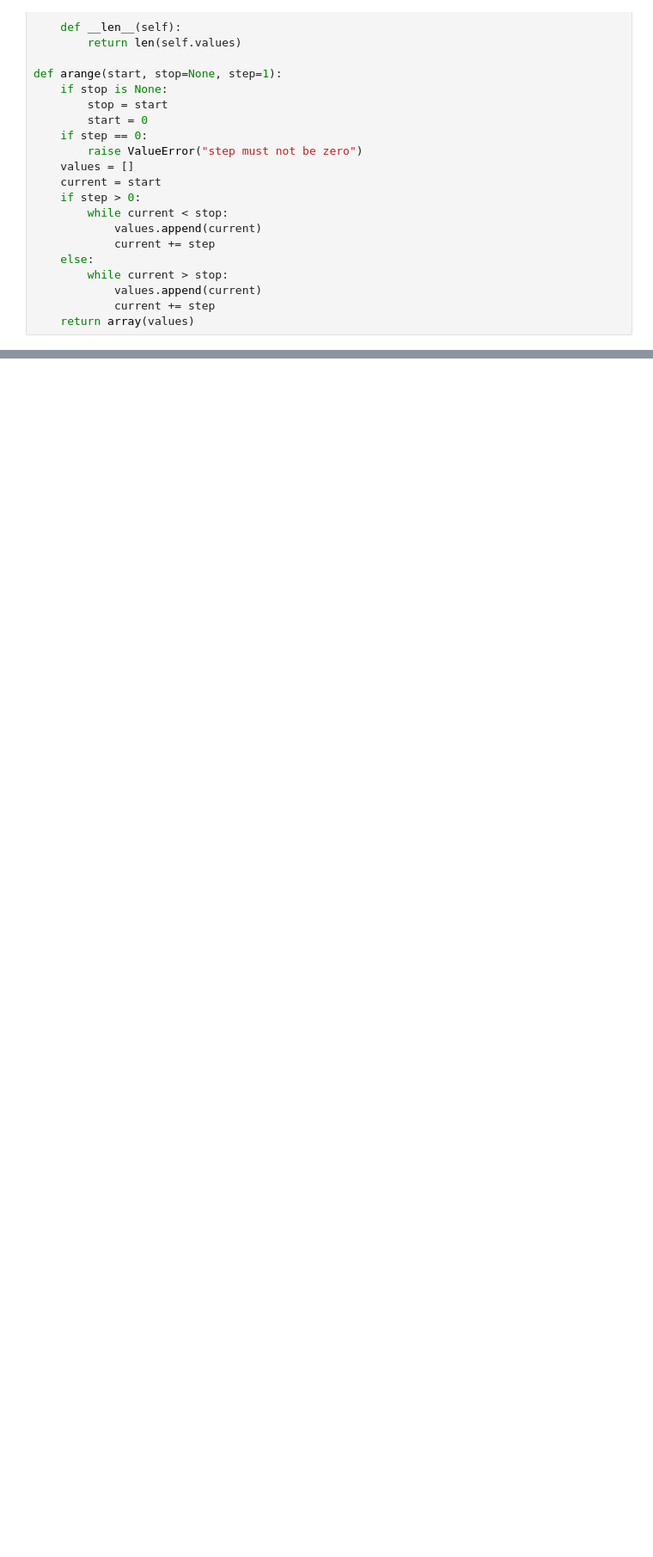
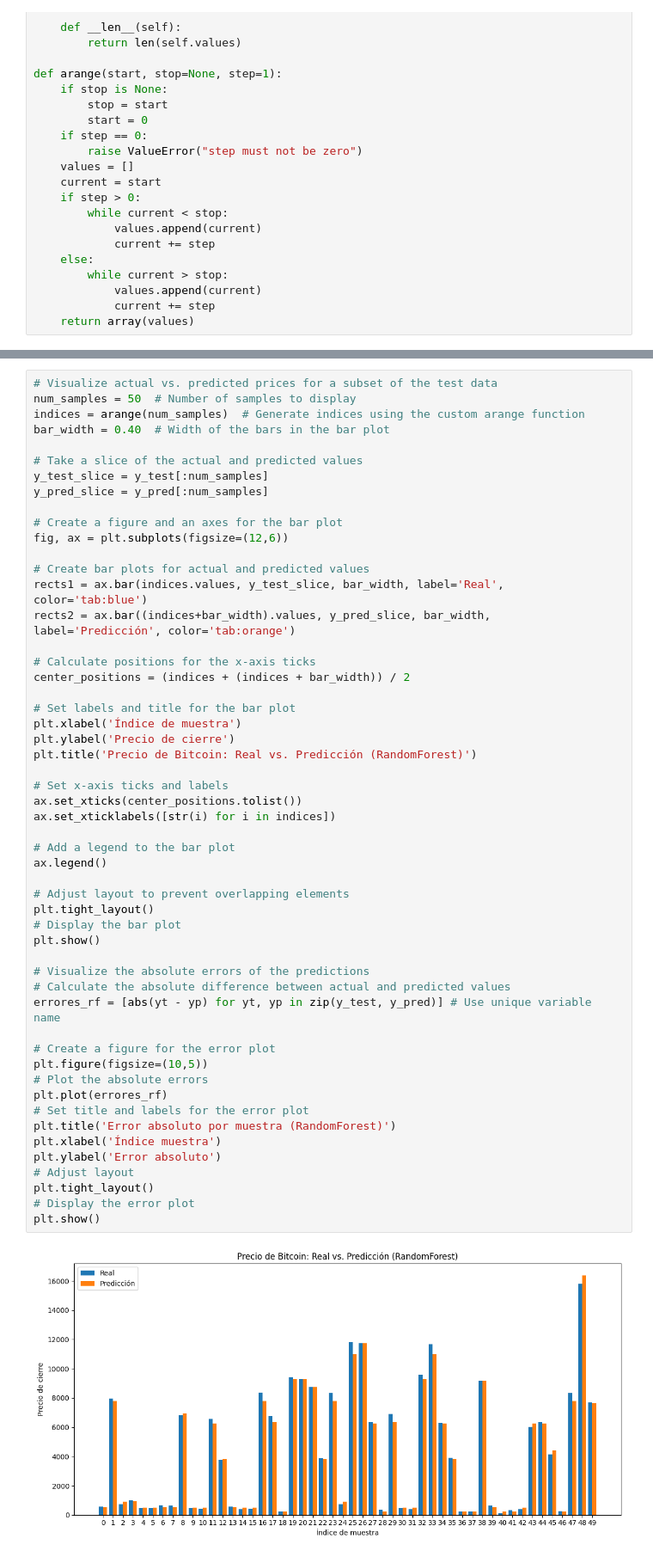
Before and after one commit to breynerciro/ProyectoME, a Jupyter notebook: prediction_bitcoin_price.ipynb, the cells around one changed output, grey strips where cells are left out. Shown at 86% size. Drawn from its saved outputs; the diff is of its cells as text; blank space fills up the shorter version.

```diff
--- a/prediction_bitcoin_price.ipynb
+++ b/prediction_bitcoin_price.ipynb
@@ -257,0 +572,55 @@ plt.show()
+# %%
+# Visualize actual vs. predicted prices for a subset of the test data
+num_samples = 50  # Number of samples to display
+indices = arange(num_samples)  # Generate indices using the custom arange function
+bar_width = 0.40  # Width of the bars in the bar plot
+
+# Take a slice of the actual and predicted values
+y_test_slice = y_test[:num_samples]
+y_pred_slice = y_pred[:num_samples]
+
+# Create a figure and an axes for the bar plot
+fig, ax = plt.subplots(figsize=(12,6))
+
+# Create bar plots for actual and predicted values
+rects1 = ax.bar(indices.values, y_test_slice, bar_width, label='Real', color='tab:blue')
+rects2 = ax.bar((indices+bar_width).values, y_pred_slice, bar_width, label='Predicción', color='tab:orange')
+
+# Calculate positions for the x-axis ticks
+center_positions = (indices + (indices + bar_width)) / 2
+
+# Set labels and title for the bar plot
+plt.xlabel('Índice de muestra')
+plt.ylabel('Precio de cierre')
+plt.title('Precio de Bitcoin: Real vs. Predicción (RandomForest)')
+
+# Set x-axis ticks and labels
+ax.set_xticks(center_positions.tolist())
+ax.set_xticklabels([str(i) for i in indices])
+
+# Add a legend to the bar plot
+ax.legend()
+
+# Adjust layout to prevent overlapping elements
+plt.tight_layout()
+# Display the bar plot
+plt.show()
+
+# Visualize the absolute errors of the predictions
+# Calculate the absolute difference between actual and predicted values
+errores_rf = [abs(yt - yp) for yt, yp in zip(y_test, y_pred)] # Use unique variable name
+
+# Create a figure for the error plot
+plt.figure(figsize=(10,5))
+# Plot the absolute errors
+plt.plot(errores_rf)
+# Set title and labels for the error plot
+plt.title('Error absoluto por muestra (RandomForest)')
+plt.xlabel('Índice muestra')
+plt.ylabel('Error absoluto')
+# Adjust layout
+plt.tight_layout()
+# Display the error plot
+plt.show()
+# %% [output]
+[figure, added]
```
Also changed, not shown: parts of 39 cells of this notebook, 2 other files.
